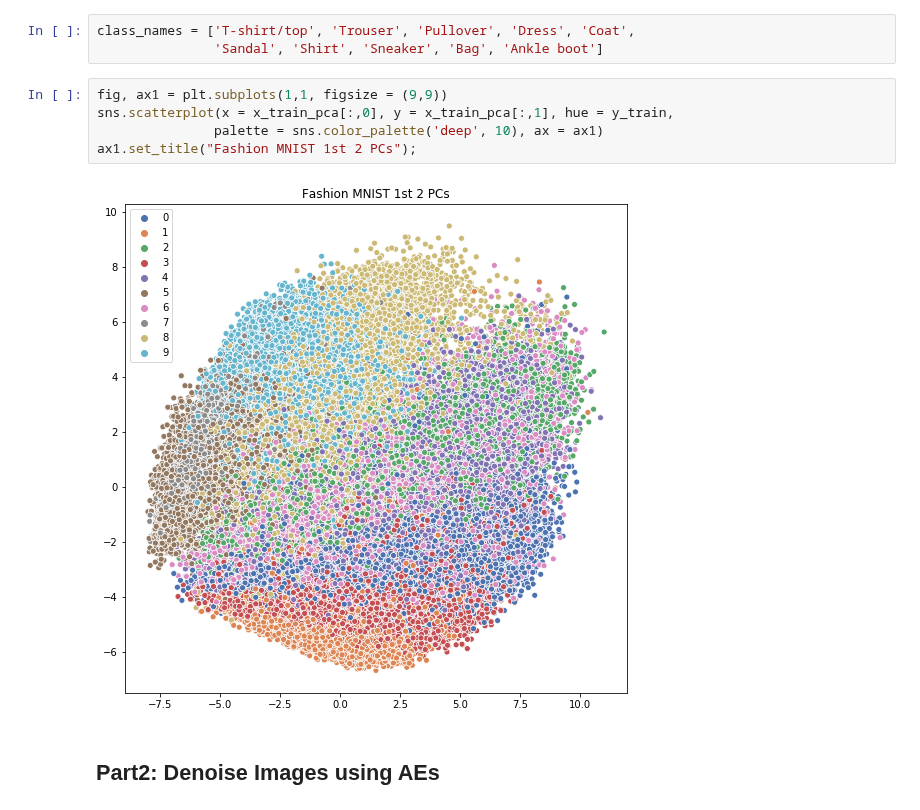
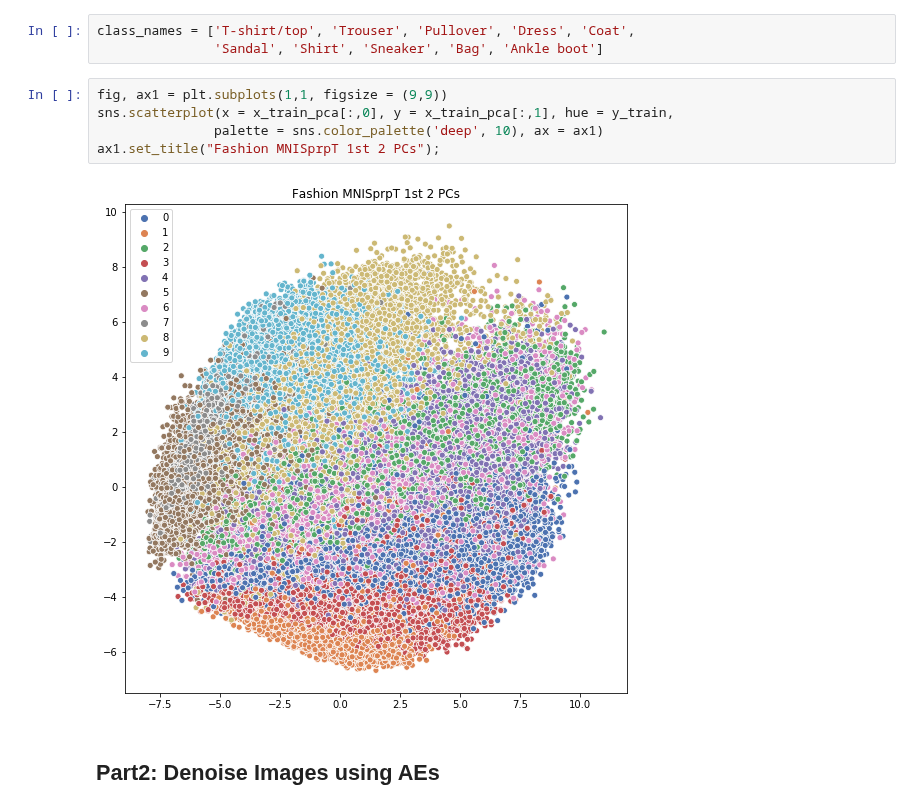
Before and after one commit to gurdeep101/2020-CS109B, a Jupyter notebook: content/labs/lab07/notebook/Lab7_self_gurdeep.ipynb, the cells around one changed output. Drawn from its saved outputs; the diff is of its cells as text.

```diff
--- a/content/labs/lab07/notebook/Lab7_self_gurdeep.ipynb
+++ b/content/labs/lab07/notebook/Lab7_self_gurdeep.ipynb
@@ -157,10 +161,10 @@ class_names = ['T-shirt/top', 'Trouser', 'Pullover', 'Dress', 'Coat',
 # %%
 fig, ax1 = plt.subplots(1,1, figsize = (9,9))
 sns.scatterplot(x = x_train_pca[:,0], y = x_train_pca[:,1], hue = y_train,
                palette = sns.color_palette('deep', 10), ax = ax1)
-ax1.set_title("Fashion MNIST 1st 2 PCs");
+ax1.set_title("Fashion MNISprpT 1st 2 PCs");
 # %% [output]
-[figure, old version]
+[figure, new version]
 # %% [markdown]
 <a id=part2></a>
 ## Part2: Denoise Images using AEs
```
Also changed, not shown: parts of 27 cells of this notebook, 5 other files.
